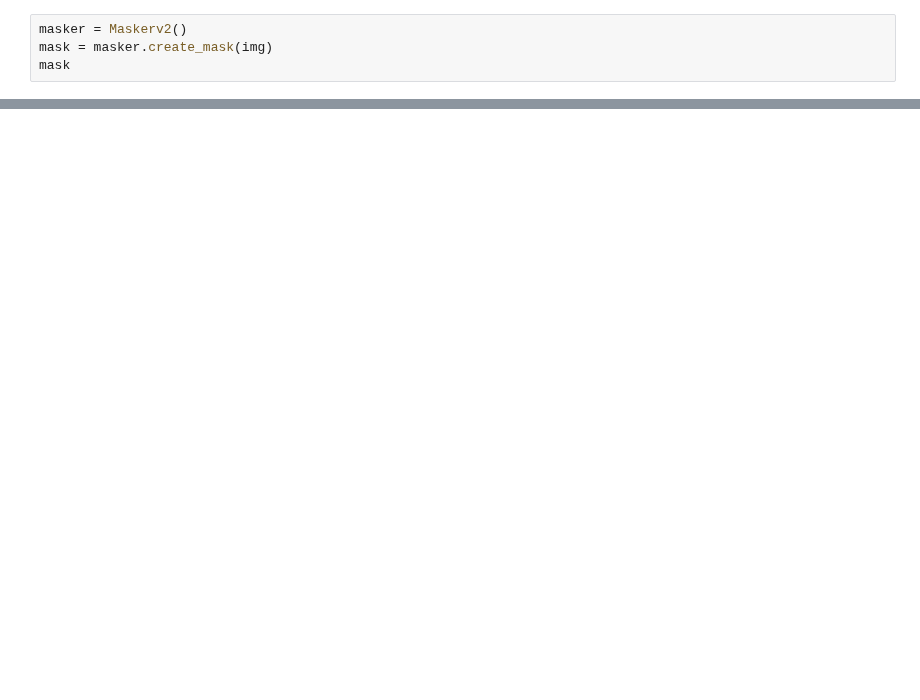
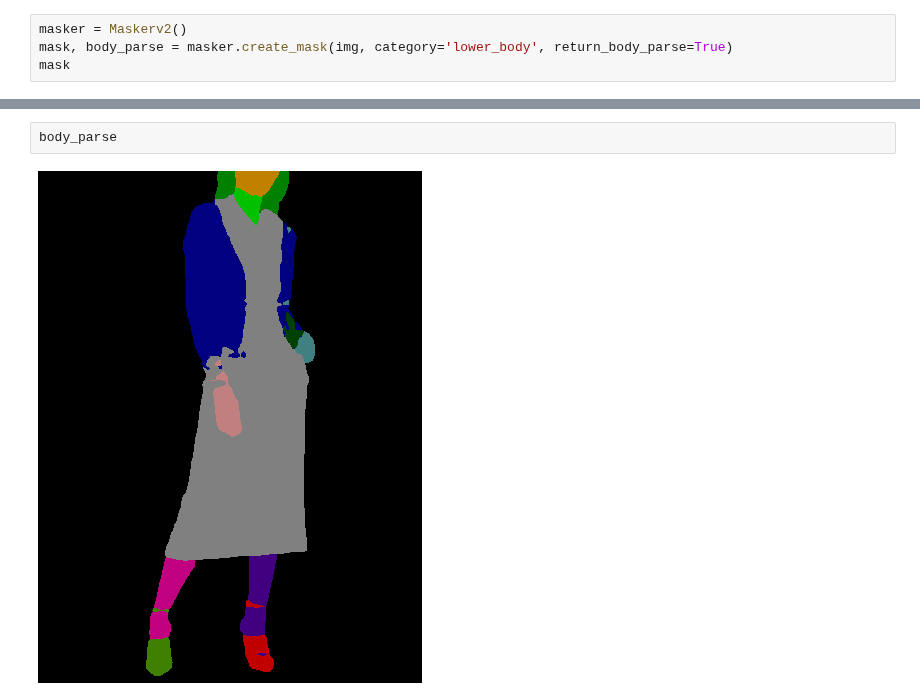
Before and after one commit to hosjiu1702/H-engine, a Jupyter notebook: notebooks/maskv2_test.ipynb, the cells around one changed output, grey strips where cells are left out. Saved outputs shown, nothing was run; the diff lists cells and outputs as text; blank space fills up the shorter version.

```diff
--- a/notebooks/maskv2_test.ipynb
+++ b/notebooks/maskv2_test.ipynb
@@ -12,5 +14,5 @@ img
 # %%
 masker = Maskerv2()
-mask = masker.create_mask(img)
+mask, body_parse = masker.create_mask(img, category='lower_body', return_body_parse=True)
 mask
 # %% [output]
@@ -18,3 +26,7 @@ mask
+# %%
+body_parse
+# %% [output]
+[figure, added]
 # %%
 mask_np = np.array(mask)
 mask_np = np.stack([mask_np] * 3)
```
Also changed, not shown: parts of 6 cells of this notebook.
